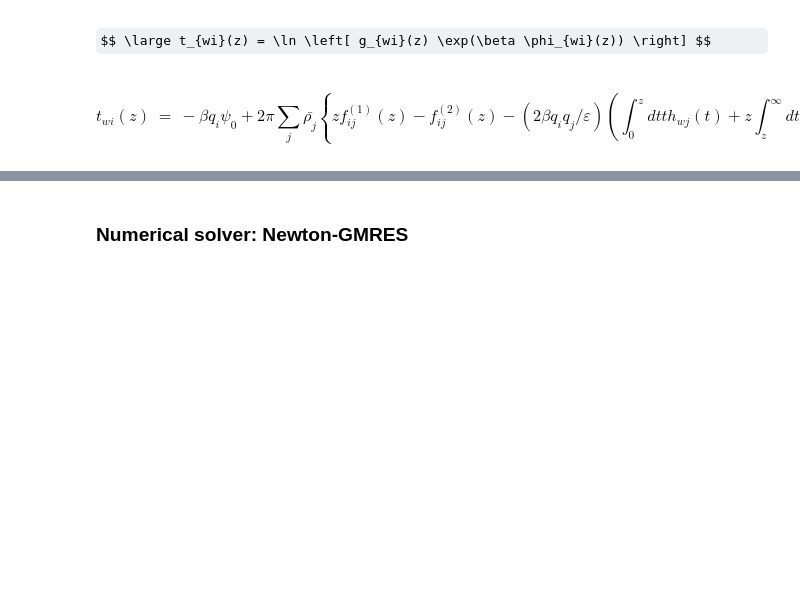
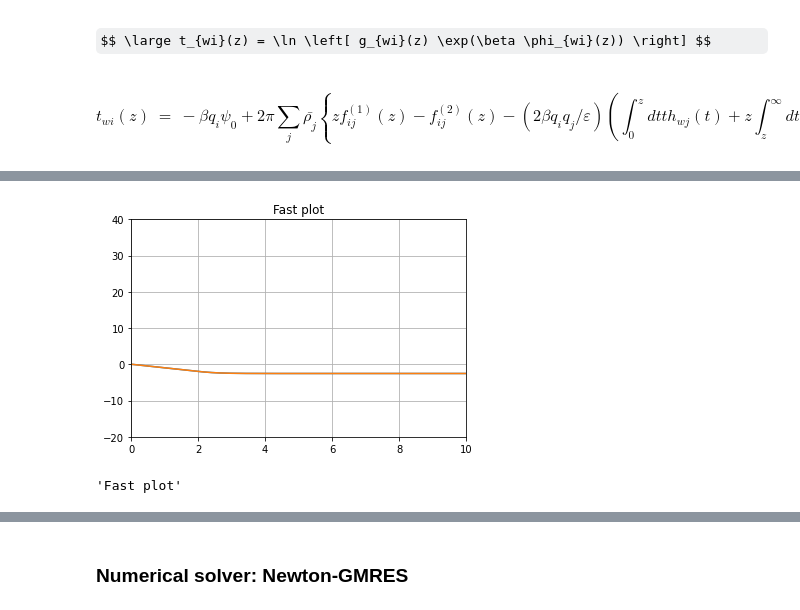
Before and after one commit to Mjboothaus/PhD-Thesis, a Jupyter notebook: notebooks/singlet_kcl.ipynb, the cells around one changed output, grey strips where cells are left out. Cells and saved outputs as stored; diff of their text form; code cells hidden in the pictures; some formulas as TeX source; blank space fills up the shorter version.

```diff
--- a/notebooks/singlet_kcl.ipynb
+++ b/notebooks/singlet_kcl.ipynb
@@ -436,0 +491,5 @@ def calc_tw(tw, beta_psi, beta_phiw, rho, f1, f2, z):
+# %%
+fast_plot(z, int_0_z)
+# %% [output]
+[figure, added]
+'Fast plot'
```
Also changed, not shown: parts of 32 cells of this notebook, 8 other files.
